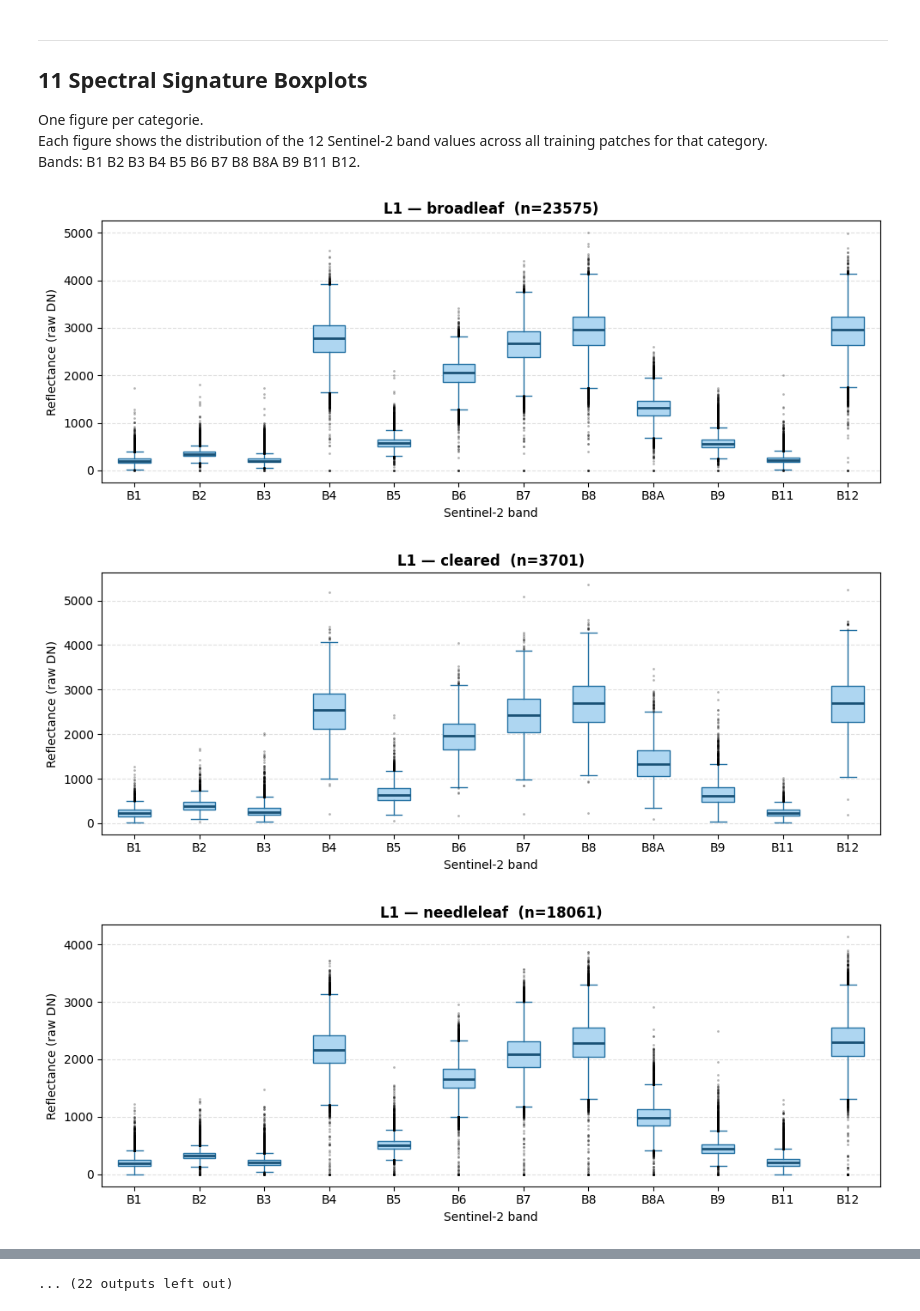
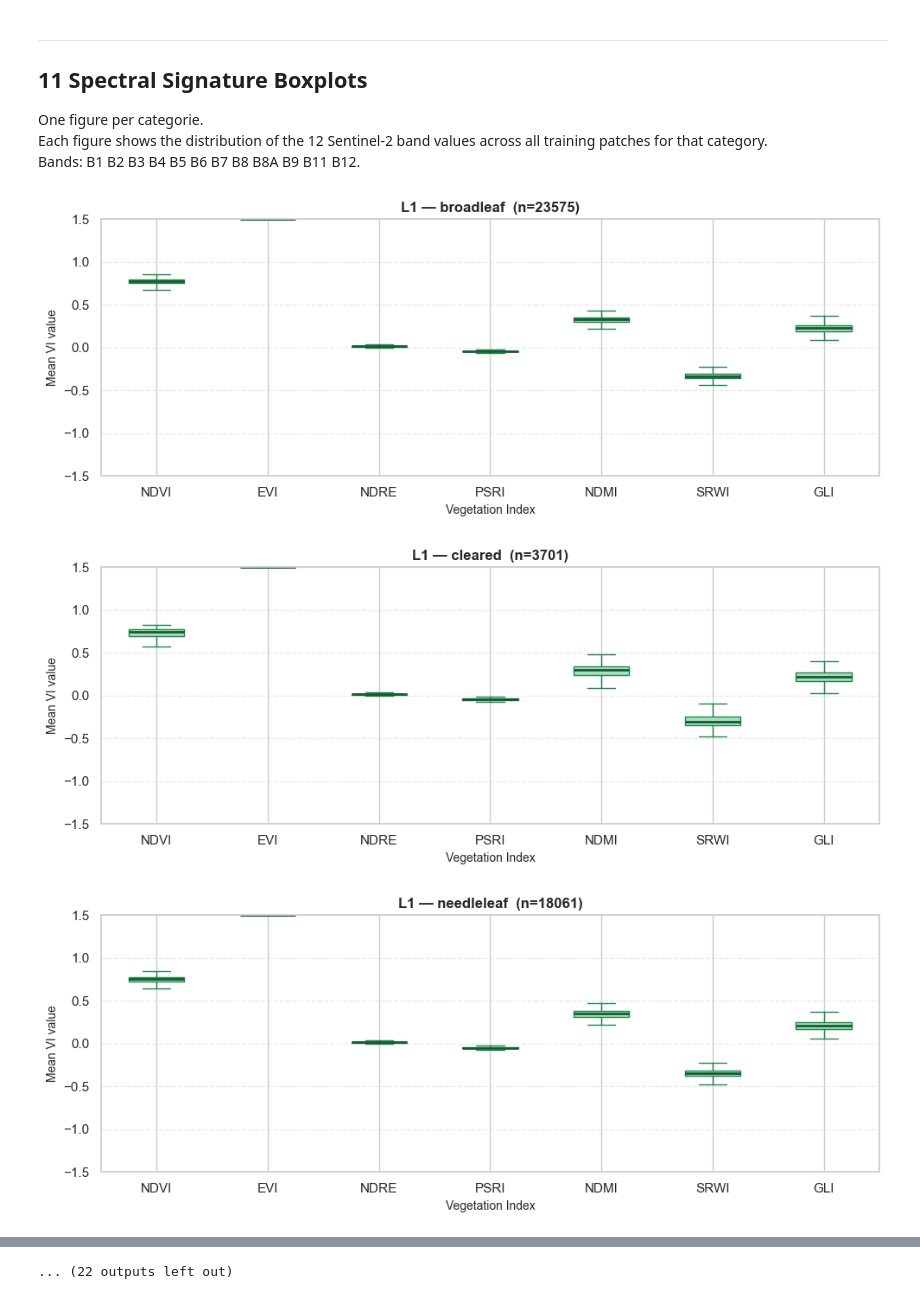
Before and after one commit to m-uceda/BIP2026, a Jupyter notebook: model/model_comp_new.ipynb, the cells around one changed output, grey strips where cells are left out. Saved outputs shown, nothing was run; the diff lists cells and outputs as text; code cells hidden in the pictures.

```diff
--- a/model/model_comp_new.ipynb
+++ b/model/model_comp_new.ipynb
@@ -188,14 +188,18 @@ VI_NAMES = ['NDVI', 'EVI', 'NDRE', 'PSRI', 'NDMI', 'SRWI', 'GLI']  # 7 selected
 
 def compute_vi_maps(img: np.ndarray) -> np.ndarray:
     """img: (12, H, W) → returns (7, H, W) for the 7 selected VIs."""
-    B1, B2, B3, B4, B5, B6, B7, B8, B8A, B9, B11, B12 = img
+    B2, B3, B4, B8, B5, B6, B7, B8A, B11, B12, B1, B9 = img
     eps = 1e-8
     ndvi = (B8 - B4)  / (B8 + B4  + eps)
-    evi  = 2.5 * (B8 - B4) / (B8 + 6*B4 - 7.5*B2 + 1 + eps)
-    ndre = (B8 - B7)  / (B8 + B7  + eps)
-    psri = (B4 - B3)  / (B8       + eps)
+    #evi  = 2.5 * (B8 - B4) / (B8 + 6*B4 - 7.5*B2 + 1 + eps)
+    evi = (B8 - B4) / (B8 + 6*B4 - 7.5*B2 + 1 + eps)
+    #ndre = (B8 - B7)  / (B8 + B7  + eps)
+    ndre = (B8 - B5) / (B8 + B5 + eps)
+    #psri = (B4 - B3)  / (B8       + eps)
+    psri = (B4 - B3) / (B6 + eps)
     ndmi = (B8 - B11) / (B8 + B11 + eps)
-    srwi = (B11 - B8) / (B11 + B8 + eps)
+    #srwi = (B11 - B8) / (B11 + B8 + eps)
+    srwi = (B8) / (B11 + eps)
     gli  = (2*B3 - B2 - B4) / (2*B3 + B2 + B4 + eps)
     return np.stack([ndvi, evi, ndre, psri, ndmi, srwi, gli], axis=0)  # (7,H,W)
 
@@ -301,7 +305,7 @@ def extract_vi_stats_batch(X_3d: np.ndarray) -> np.ndarray:
 #     Deep Augmentation paper (§3 "Partial Batch Sampling"), which found that
 #     augmenting only half the batch improves training stability.
 
-NIR_BAND_IDX = 7  # B08 — always protected
+NIR_BAND_IDX = 3  # B08 — always protected
 
 def spectral_band_dropout(X_3d: np.ndarray, y: np.ndarray,
                            n_copies: int = 7, p_drop: float = 0.35,
@@ -1150,55 +1177,55 @@ One figure per categorie.
 Each figure shows the distribution of the 12 Sentinel-2 band values across all training patches for that category.
 Bands: B1 B2 B3 B4 B5 B6 B7 B8 B8A B9 B11 B12.
 # %%
-# ── 11  Spectral signature boxplots — all levels ─────────────────────────────
-BAND_NAMES = ['B1','B2','B3','B4','B5','B6','B7','B8','B8A','B9','B11','B12']
-N_BANDS    = 12
-PATCH_PIX  = MAX_H * MAX_W  # 441
-
-X_bands = X_raw_train.reshape(-1, N_BANDS, PATCH_PIX).mean(axis=2)  # (N, 12)
+# ── 11  VI signature boxplots — all levels, mean only ────────────────────────
+VI_NAMES_7    = ['NDVI','EVI','NDRE','PSRI','NDMI','SRWI','GLI']
+VI_CLIP_LOW   = -1.5
+VI_CLIP_HIGH  =  1.5
 
 LEVEL_CONFIGS = [
     (1, LEVEL1_MAP),
     (2, LEVEL2_MAP),
-    (3, None),          # Level 3 uses species_list directly
+    (3, None),
 ]
 
 for lvl, lmap in LEVEL_CONFIGS:
     if lmap is not None:
         y_lv, class_names = build_level_labels(y_l3_train, lmap)
     else:
-        y_lv       = y_l3_train
-        class_names = species_list
+        y_lv, class_names = y_l3_train, species_list
 
     for cls_idx, cls_name in enumerate(class_names):
-        mask = y_lv == cls_idx
-        data = X_bands[mask]
-        n    = mask.sum()
+        mask     = y_lv == cls_idx
+        data     = X_idx_train[mask]                                        # (n_samples, 28)
+        vi_means = data[:, [vi*4 for vi in range(7)]]                      # (n_samples, 7)
+        vi_means = np.clip(vi_means, VI_CLIP_LOW, VI_CLIP_HIGH)            # remove artifacts
+        n        = mask.sum()
 
         fig, ax = plt.subplots(figsize=(10, 4))
         ax.boxplot(
-            [data[:, b] for b in range(N_BANDS)],
-            labels=BAND_NAMES,
+            [vi_means[:, vi] for vi in range(7)],
+            labels=VI_NAMES_7,
             patch_artist=True,
-            boxprops=dict(facecolor='#AED6F1', color='#2471A3'),
-            medianprops=dict(color='#1A5276', linewidth=2),
-            whiskerprops=dict(color='#2471A3'),
-            capprops=dict(color='#2471A3'),
-            flierprops=dict(marker='.', markersize=2, alpha=0.3, color='grey'),
+            showfliers=False,
+            boxprops=dict(facecolor='#A9DFBF', color='#1E8449'),
+            medianprops=dict(color='#145A32', linewidth=2),
+            whiskerprops=dict(color='#1E8449'),
+            capprops=dict(color='#1E8449'),
         )
         ax.set_title(f'L{lvl} — {cls_name.replace("_", " ")}  (n={n})',
                      fontsize=12, fontweight='bold')
-        ax.set_xlabel('Sentinel-2 band', fontsize=10)
-        ax.set_ylabel('Reflectance (raw DN)', fontsize=10)
+        ax.set_xlabel('Vegetation Index', fontsize=10)
+        ax.set_ylabel('Mean VI value', fontsize=10)
+        ax.set_ylim(VI_CLIP_LOW, VI_CLIP_HIGH)
         ax.grid(axis='y', linestyle='--', alpha=0.4)
         plt.tight_layout()
-        fname = f'spectral_L{lvl}_{cls_idx:02d}_{cls_name}.png'
+        fname = f'vi_spectral_L{lvl}_{cls_idx:02d}_{cls_name}.png'
         plt.savefig(fname, dpi=120, bbox_inches='tight')
         plt.show()
         plt.close()
 
-print('Done — figures saved for all levels.')
+print('Done.')
 # %% [output]
-[figure, old version]
+[figure, new version]
-[figure, old version]
+[figure, new version]
-[figure, old version]
+[figure, new version]
```
Also changed, not shown: parts of 12 cells of this notebook.
